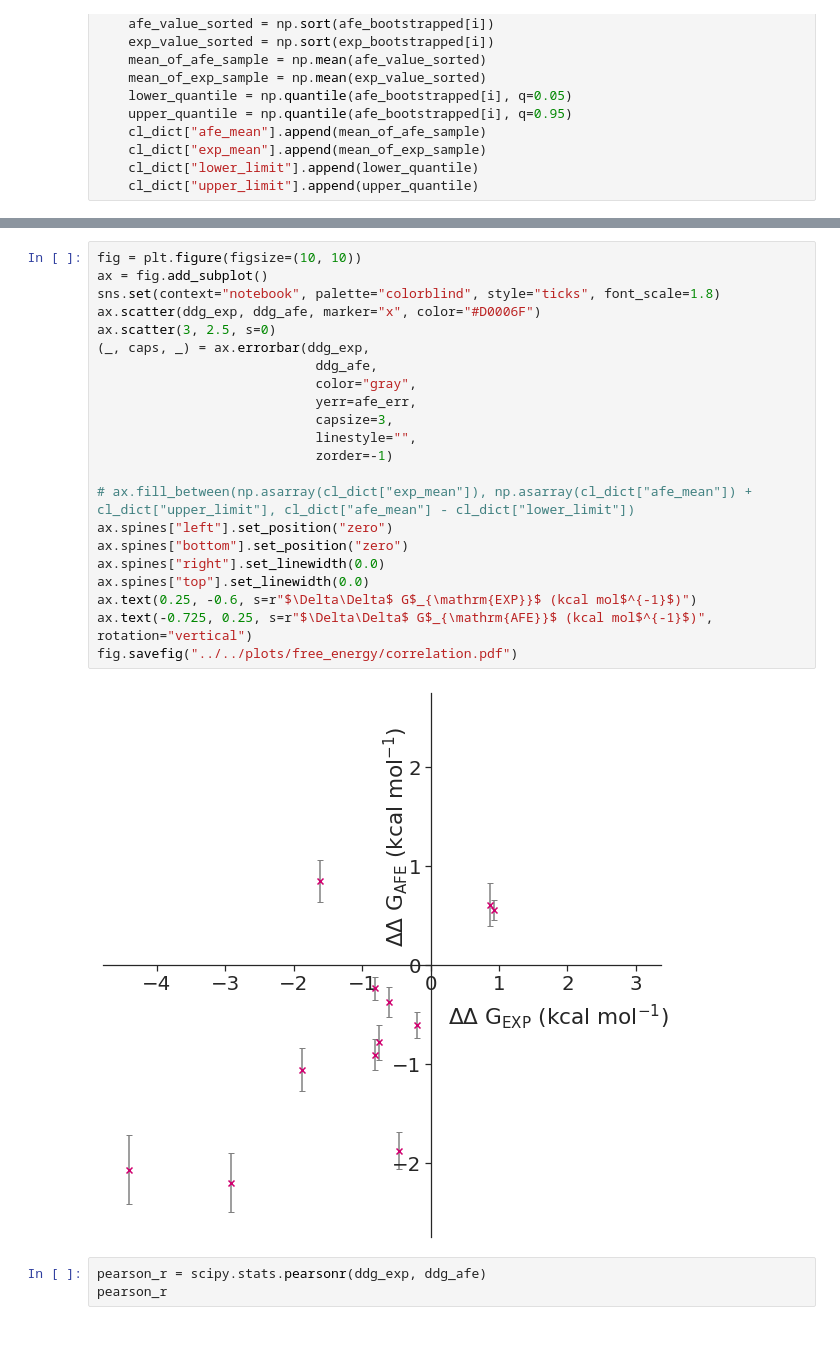
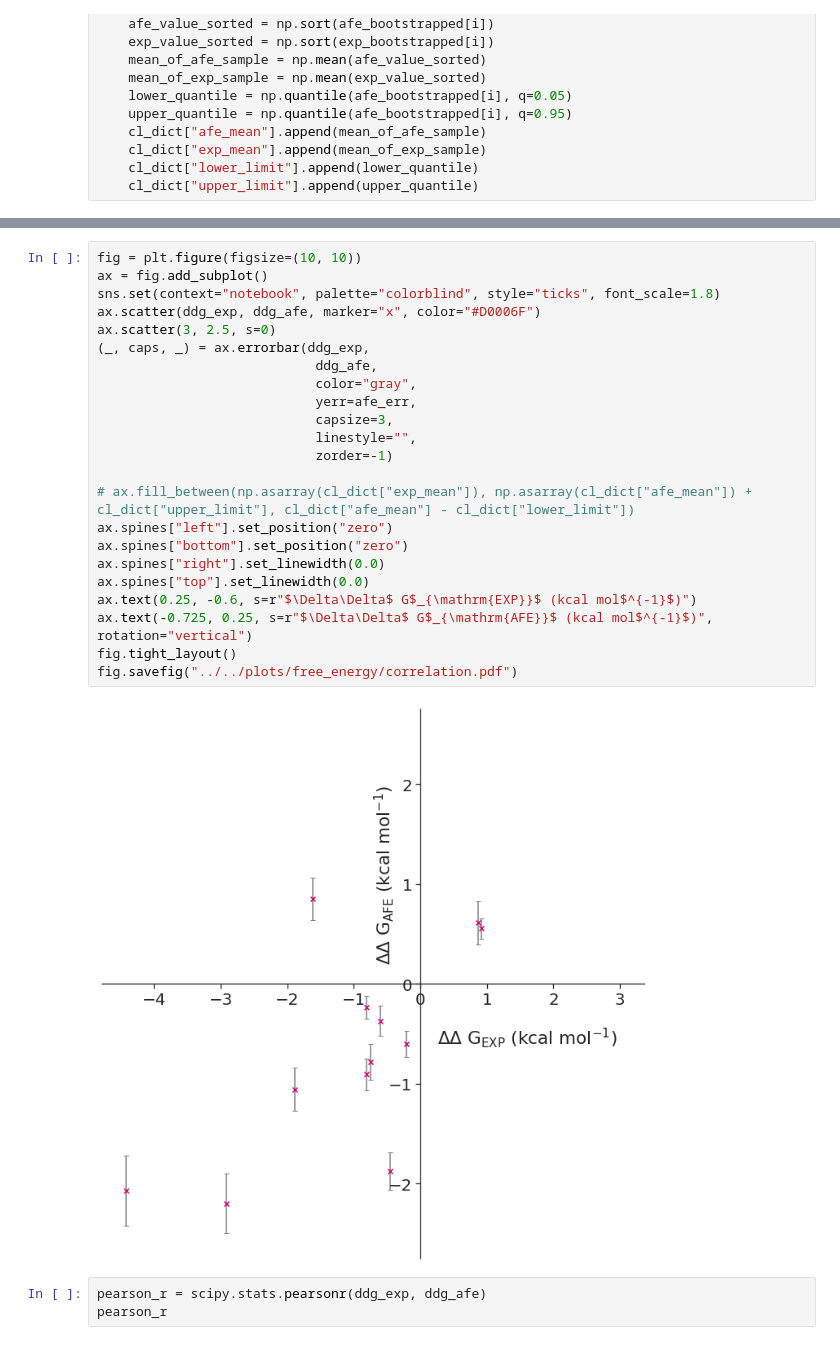
Before and after one commit to jasmin-guven/first_year_project, a Jupyter notebook: execution_model/scripts/correlation.ipynb, the cells around one changed output, grey strips where cells are left out. Saved outputs shown, nothing was run; the diff lists cells and outputs as text.

Commit message:
tight layout

```diff
--- a/execution_model/scripts/correlation.ipynb
+++ b/execution_model/scripts/correlation.ipynb
@@ -95,27 +95,28 @@ cl_dict
 # %%
 fig = plt.figure(figsize=(10, 10))
 ax = fig.add_subplot()
 sns.set(context="notebook", palette="colorblind", style="ticks", font_scale=1.8)
 ax.scatter(ddg_exp, ddg_afe, marker="x", color="#D0006F")
 ax.scatter(3, 2.5, s=0)
 (_, caps, _) = ax.errorbar(ddg_exp,
                             ddg_afe,
                             color="gray",
                             yerr=afe_err,
                             capsize=3,
                             linestyle="",
                             zorder=-1)
 
 # ax.fill_between(np.asarray(cl_dict["exp_mean"]), np.asarray(cl_dict["afe_mean"]) + cl_dict["upper_limit"], cl_dict["afe_mean"] - cl_dict["lower_limit"])
 ax.spines["left"].set_position("zero")
 ax.spines["bottom"].set_position("zero")
 ax.spines["right"].set_linewidth(0.0)
 ax.spines["top"].set_linewidth(0.0)
 ax.text(0.25, -0.6, s=r"$\Delta\Delta$ G$_{\mathrm{EXP}}$ (kcal mol$^{-1}$)")
 ax.text(-0.725, 0.25, s=r"$\Delta\Delta$ G$_{\mathrm{AFE}}$ (kcal mol$^{-1}$)", rotation="vertical")
+fig.tight_layout()
 fig.savefig("../../plots/free_energy/correlation.pdf")
 # %% [output]
-[figure, old version]
+[figure, new version]
 # %%
 pearson_r = scipy.stats.pearsonr(ddg_exp, ddg_afe)
 pearson_r
```
Also changed, not shown: 1 other file.
